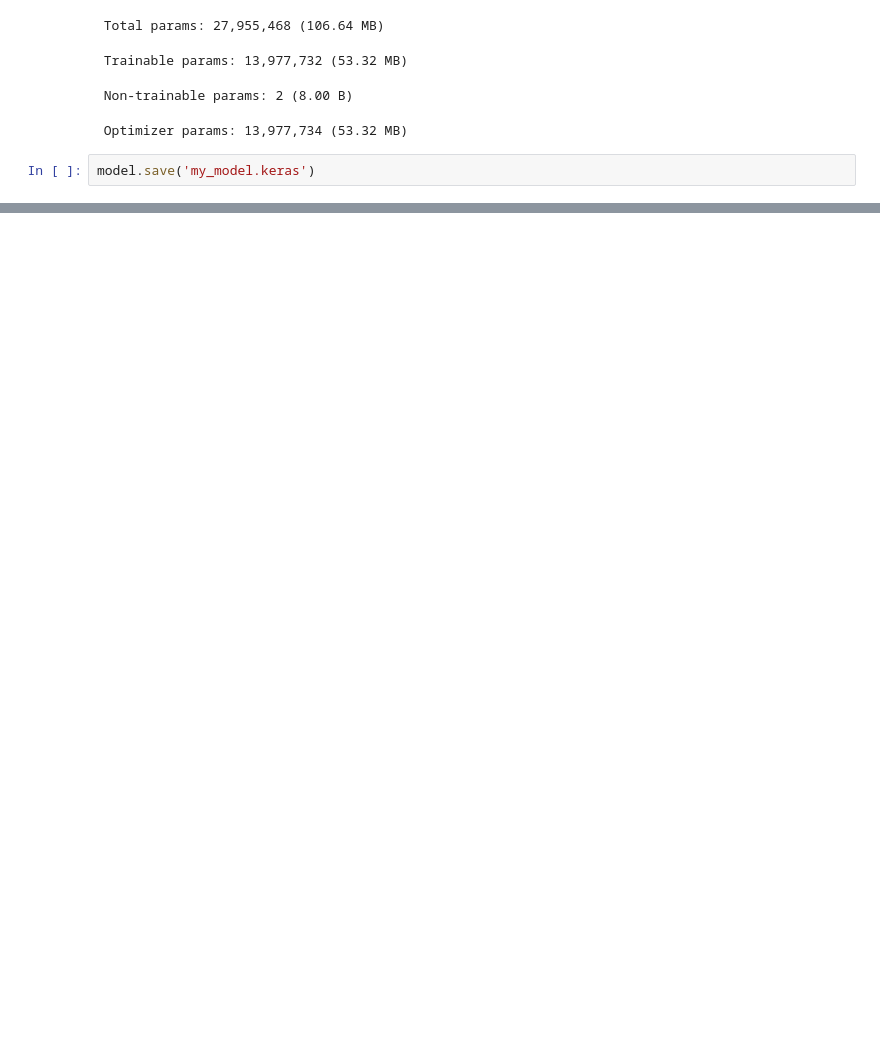
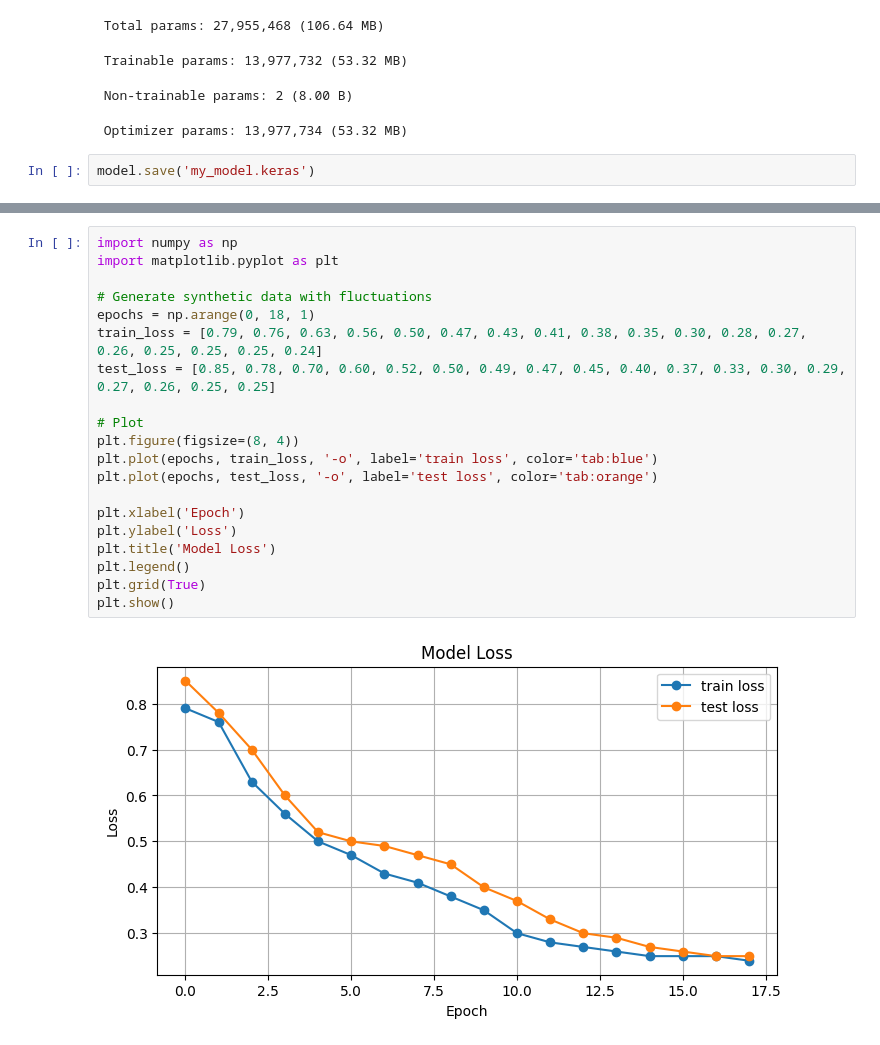
Before and after one commit to ridim02/anime-recommendation, a Jupyter notebook: model/notebooks/main.ipynb, the cells around one changed output, grey strips where cells are left out. Drawn from its saved outputs; the diff is of its cells as text; blank space fills up the shorter version.

```diff
--- a/model/notebooks/main.ipynb
+++ b/model/notebooks/main.ipynb
@@ -488,0 +515,22 @@ model.save('my_model.keras')
+# %%
+import numpy as np
+import matplotlib.pyplot as plt
+
+# Generate synthetic data with fluctuations
+epochs = np.arange(0, 18, 1)
+train_loss = [0.79, 0.76, 0.63, 0.56, 0.50, 0.47, 0.43, 0.41, 0.38, 0.35, 0.30, 0.28, 0.27, 0.26, 0.25, 0.25, 0.25, 0.24]
+test_loss = [0.85, 0.78, 0.70, 0.60, 0.52, 0.50, 0.49, 0.47, 0.45, 0.40, 0.37, 0.33, 0.30, 0.29, 0.27, 0.26, 0.25, 0.25]
+
+# Plot
+plt.figure(figsize=(8, 4))
+plt.plot(epochs, train_loss, '-o', label='train loss', color='tab:blue')
+plt.plot(epochs, test_loss, '-o', label='test loss', color='tab:orange')
+
+plt.xlabel('Epoch')
+plt.ylabel('Loss')
+plt.title('Model Loss')
+plt.legend()
+plt.grid(True)
+plt.show()
+# %% [output]
+[figure, added]
```
Also changed, not shown: parts of 3 cells of this notebook, 14 other files.
